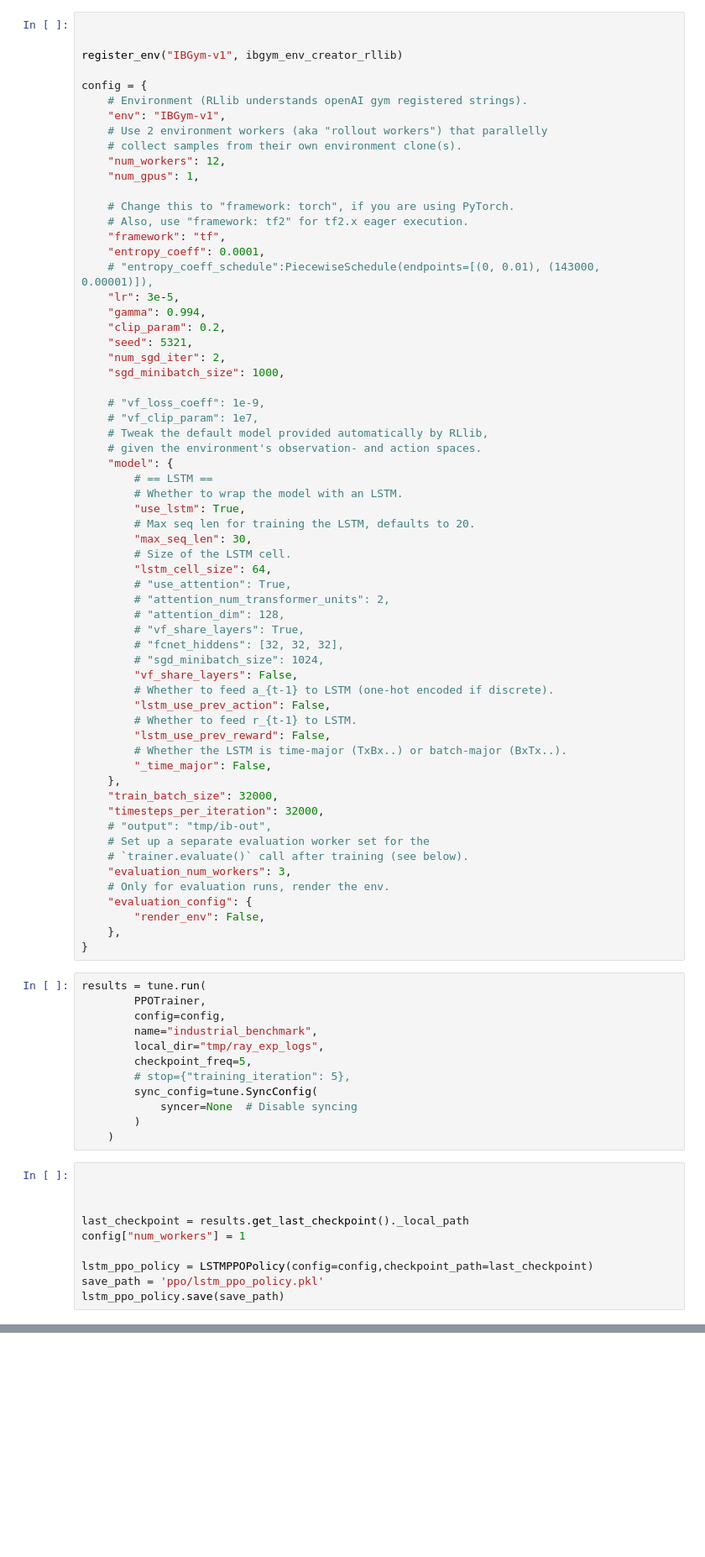
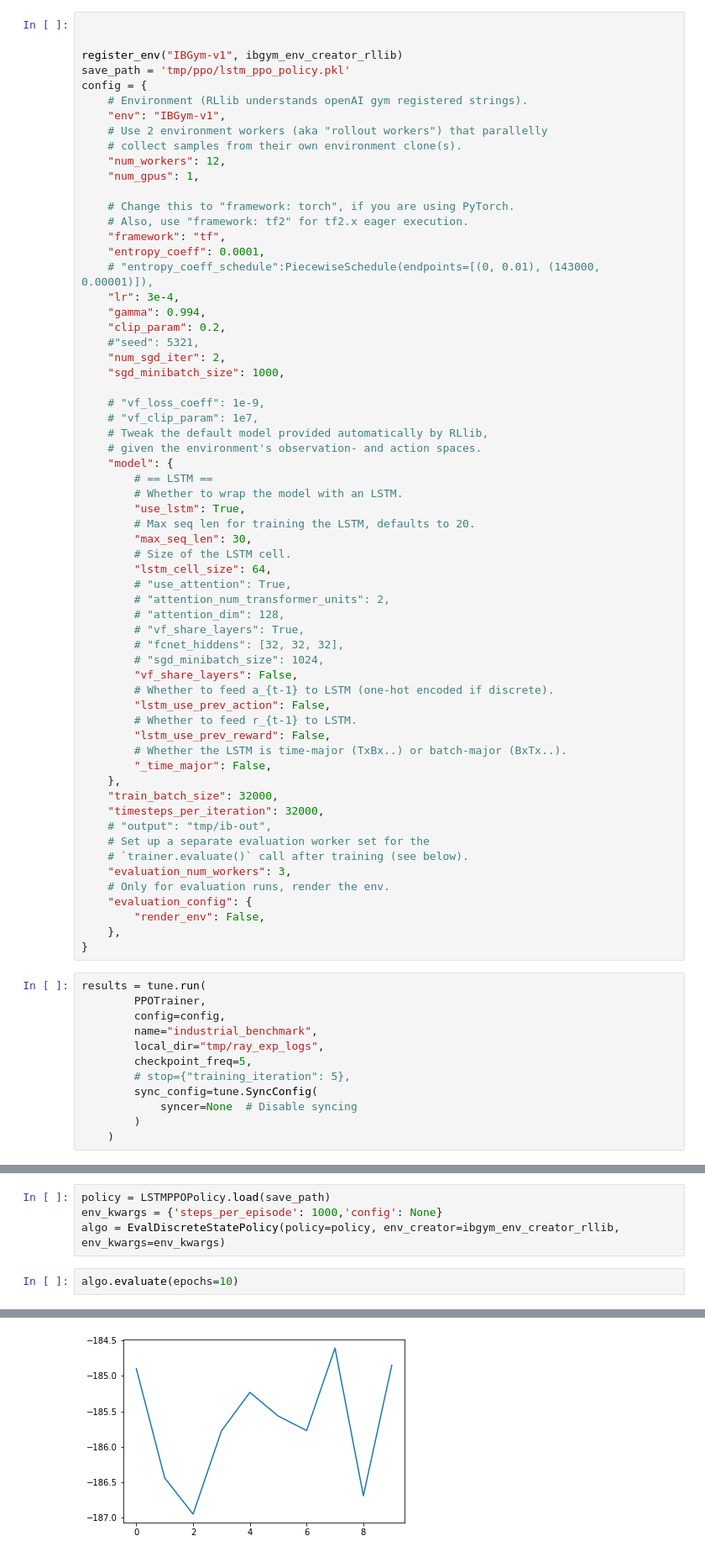
Before and after one commit to MHamza-Y/State-Space-Discretization, a Jupyter notebook: industrial_benchmark_ppo_lstm_train.ipynb, the cells around one changed output, grey strips where cells are left out. Shown at 84% size. Drawn from its saved outputs; the diff is of its cells as text; blank space fills up the shorter version.

```diff
--- a/industrial_benchmark_ppo_lstm_train.ipynb
+++ b/industrial_benchmark_ppo_lstm_train.ipynb
@@ -11,7 +14,7 @@ from ppo.policy import LSTMPPOPolicy
 
 
 register_env("IBGym-v1", ibgym_env_creator_rllib)
-
+save_path = 'tmp/ppo/lstm_ppo_policy.pkl'
 config = {
     # Environment (RLlib understands openAI gym registered strings).
     "env": "IBGym-v1",
@@ -25,10 +28,10 @@ config = {
     "framework": "tf",
     "entropy_coeff": 0.0001,
     # "entropy_coeff_schedule":PiecewiseSchedule(endpoints=[(0, 0.01), (143000, 0.00001)]),
-    "lr": 3e-5,
+    "lr": 3e-4,
     "gamma": 0.994,
     "clip_param": 0.2,
-    "seed": 5321,
+    #"seed": 5321,
     "num_sgd_iter": 2,
     "sgd_minibatch_size": 1000,
 
@@ -81,13 +84,3 @@ results = tune.run(
             syncer=None  # Disable syncing
         )
     )
-# %%
-
-
-
-last_checkpoint = results.get_last_checkpoint()._local_path
-config["num_workers"] = 1
-
-lstm_ppo_policy = LSTMPPOPolicy(config=config,checkpoint_path=last_checkpoint)
-save_path = 'ppo/lstm_ppo_policy.pkl'
-lstm_ppo_policy.save(save_path)
@@ -95,0 +90,7 @@ results.get_last_checkpoint()._local_path
+# %%
+policy = LSTMPPOPolicy.load(save_path)
+env_kwargs = {'steps_per_episode': 1000,'config': None}
+algo = EvalDiscreteStatePolicy(policy=policy, env_creator=ibgym_env_creator_rllib, env_kwargs=env_kwargs)
+# %%
+algo.evaluate(epochs=10)
+# %% [output]
@@ -95,0 +98 @@ results.get_last_checkpoint()._local_path
+[figure, added]
```
Also changed, not shown: parts of 5 cells of this notebook, 24 other files.
